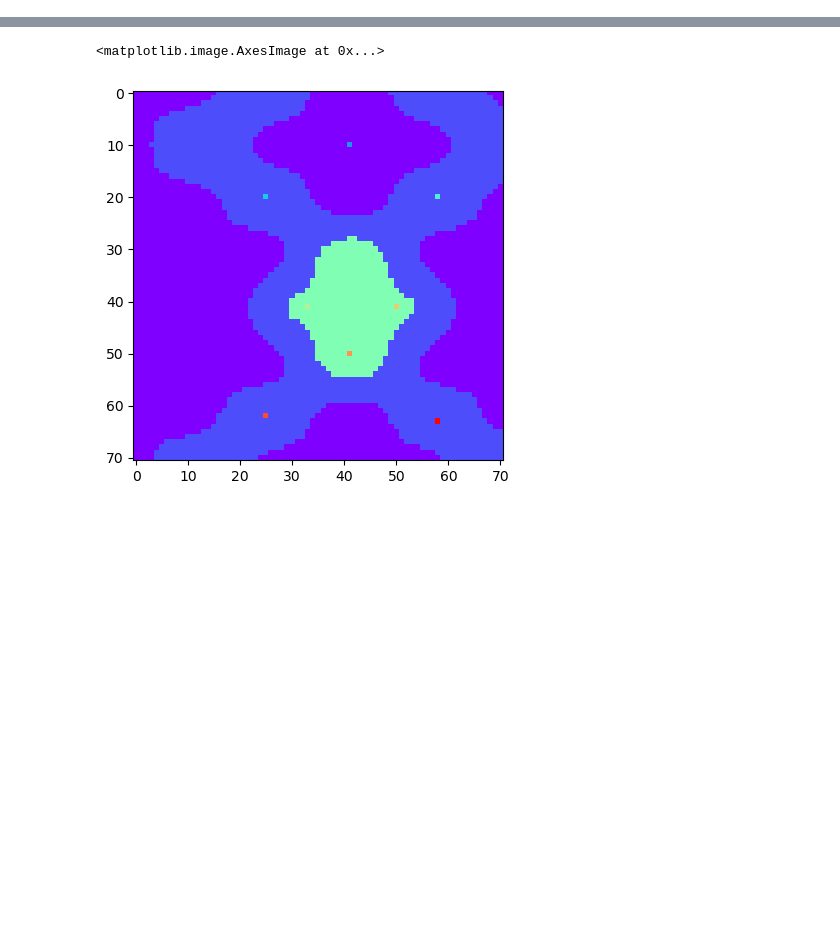
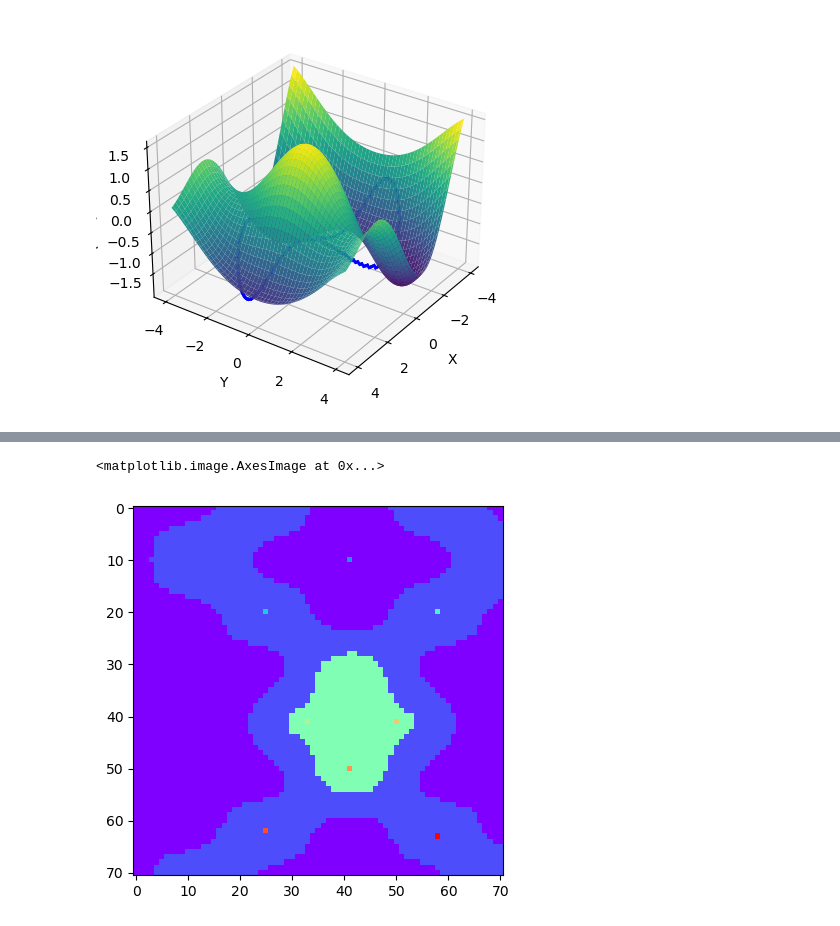
Before and after one commit to alexandercushen/MercuryModelling, a Jupyter notebook: plotting/3D_plotting.ipynb, the cells around one changed output, grey strips where cells are left out. Saved outputs shown, nothing was run; the diff lists cells and outputs as text; code cells hidden in the pictures; blank space fills up the shorter version.

```diff
--- a/plotting/3D_plotting.ipynb
+++ b/plotting/3D_plotting.ipynb
@@ -3453,66 +4926,40 @@ plt.imshow(contour_map,origin='lower')
 # %%
 import numpy as np
-from scipy.ndimage import maximum_filter
+import matplotlib.pyplot as plt
+from mpl_toolkits.mplot3d import Axes3D
+from matplotlib.collections import LineCollection
 
-def find_local_maxima(data):
-    """Finds the indices of local maxima in a 2D array."""
+# Example surface data A(x, y)
+A = np.cos(np.sqrt(x**2 + y**2))+np.sin(x)
 
-    # Use a maximum filter to find local maxima
-    neighborhood = np.ones((5, 5))
-    local_max = maximum_filter(data, footprint=neighborhood)==data
+# Initialize an empty list for 3D line segments (each segment as [start, end], each point as [x, y, z])
+line_segments_3d = []
 
-    # Exclude the edges of the array
-    local_max[0, :] = False
-    local_max[-1, :] = False
-    local_max[:, 0] = False
-    local_max[:, -1] = False
+for segment in line_segments:
+    start, end = segment
+    x_start, y_start = start
+    x_end, y_end = end
+    z_start = A[int(np.argmin(np.abs(x[0] - x_start))), int(np.argmin(np.abs(y[:,0] - y_start)))]
+    z_end = A[int(np.argmin(np.abs(x[0] - x_end))), int(np.argmin(np.abs(y[:,0] - y_end)))]
+    line_segments_3d.append([[x_start, y_start, z_start], [x_end, y_end, z_end]])
 
-    # Get the indices of the local maxima
-    max_indices = np.where(local_max)
-    return np.array([max_indices[0],max_indices[1]]).T
+# Setting up the plot
+fig = plt.figure()
+ax = fig.add_subplot(111, projection='3d')
 
-def flood_fill(Z, max_location,visited,min=0.5):
-    stack = [max_location]
-    original_value = Z[max_location]
-    mask = np.zeros(Z.shape, dtype=bool)
-    mask[max_location]=True
+# Add the line segments
+for segment in line_segments_3d:
+    ax.plot(*zip(*segment), color='blue', lw=2)
 
-    directions = [(0,0), (-1, 0), (1, 0), (0, -1), (0, 1)]  # 4-connected
-    while stack:
-        r, c = stack.pop()
+# Optionally, plot the surface
+ax.plot_surface(x, y, A, alpha=1, cmap='viridis')
+ax.view_init(elev=30, azim=35)
 
-        if visited[r, c]:
-            continue
-
-        visited[r, c] = True
-
-        for dr, dc in directions:
-            nr, nc = r + dr, c + dc
-            if 0 <= nr < Z.shape[0] and 0 <= nc < Z.shape[1] and not visited[nr, nc]:
-                if Z[nr, nc] <= original_value and Z[nr,nc]>min:
-                    mask[nr, nc] = True
-                    stack.append((nr, nc))
-
-
-    return mask,visited
-
-
-def find_masks(Z):
-    local_maxima = find_local_maxima(Z)
-    masks = []
-    visited = np.zeros(Z.shape, dtype=bool)
-    for max_point in local_maxima:
-        mask,visited = flood_fill(Z, tuple(max_point),visited)
-        masks.append(mask)
-
-    return masks
-
-
-
-# Example usage
-x,y = np.meshgrid(np.linspace(-1,6,71),np.linspace(-1,6,71))
-z = np.cos(x)*np.cos(y)+np.sin(x/2)+0.5*np.cos(2*x)*np.cos(3*y)
-dz = 0.1
-
-masks = find_masks(z)
+# Labels and show
+ax.set_xlabel('X')
+ax.set_ylabel('Y')
+ax.set_zlabel('A(x, y)')
+plt.show()
+# %% [output]
+[figure, added]
 # %%
```
Also changed, not shown: parts of 11 cells of this notebook, 5 other files.
